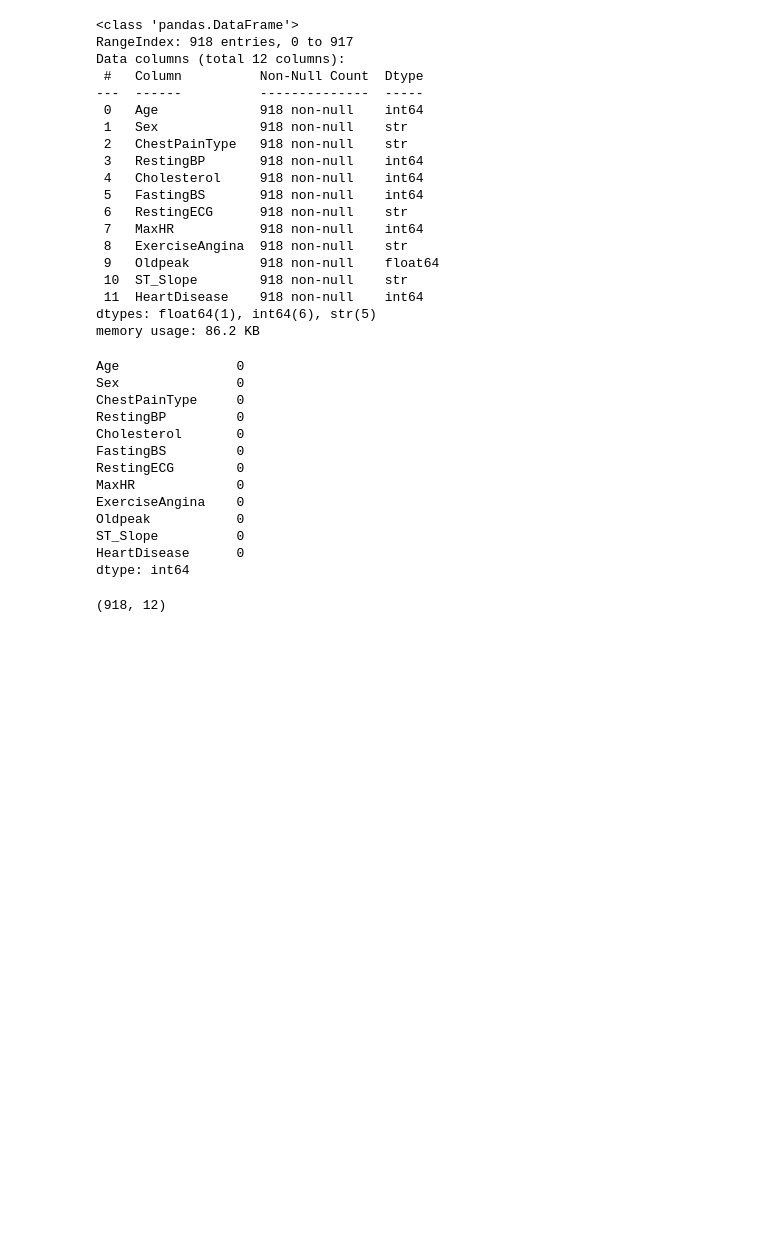
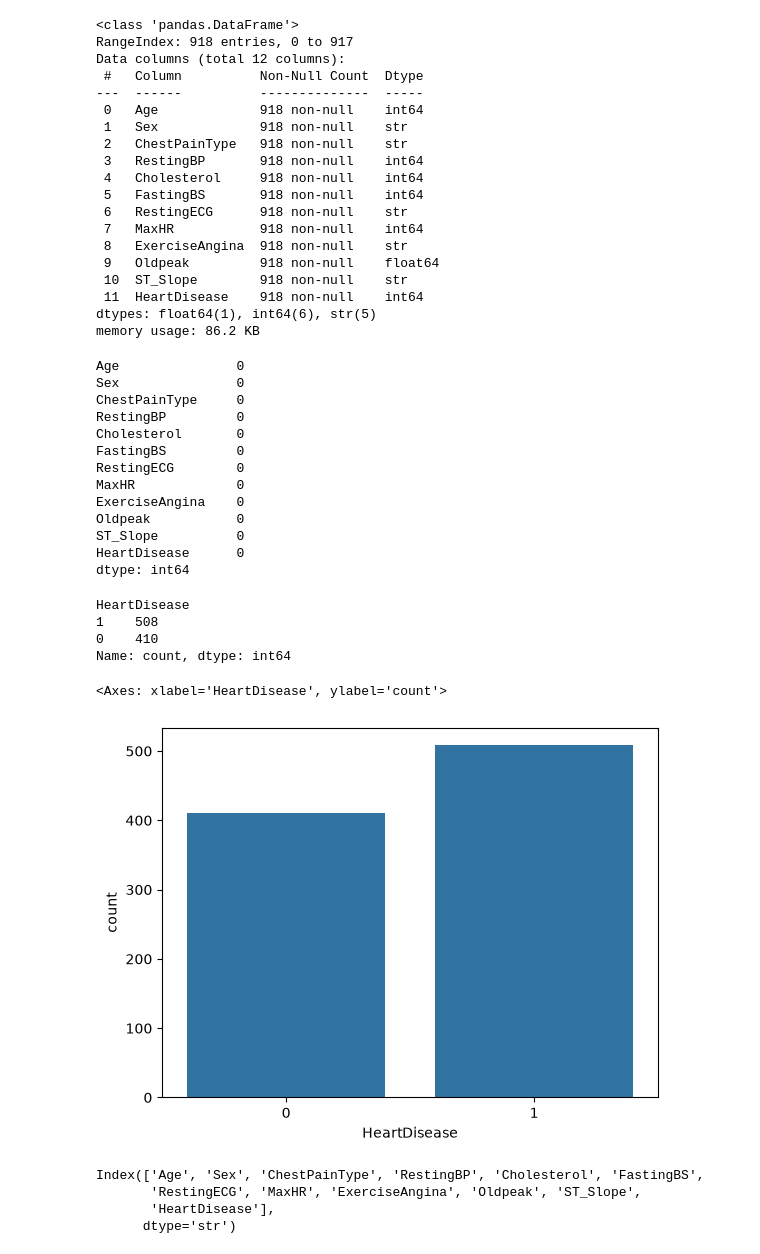
Before and after one commit to ShivGrover45/eda-insurance, a Jupyter notebook: heart.ipynb, the cells around one changed output. Cells and saved outputs as stored; diff of their text form; code cells hidden in the pictures; blank space fills up the shorter version.

```diff
--- a/heart.ipynb
+++ b/heart.ipynb
@@ -54,6 +55,14 @@ ST_Slope          0
 HeartDisease      0
 dtype: int64
 # %%
-df.shape
+df['HeartDisease'].value_counts()
 # %% [output]
-(918, 12)
+HeartDisease
+1    508
+0    410
+Name: count, dtype: int64
+# %%
+sns.countplot(x='HeartDisease',data=df)
+# %% [output]
+<Axes: xlabel='HeartDisease', ylabel='count'>
+[figure, added]
@@ -59,0 +73,7 @@ df.shape
+# %%
+df.columns
+# %% [output]
+Index(['Age', 'Sex', 'ChestPainType', 'RestingBP', 'Cholesterol', 'FastingBS',
+       'RestingECG', 'MaxHR', 'ExerciseAngina', 'Oldpeak', 'ST_Slope',
+       'HeartDisease'],
+      dtype='str')
```
Also changed, not shown: parts of 13 cells of this notebook.
